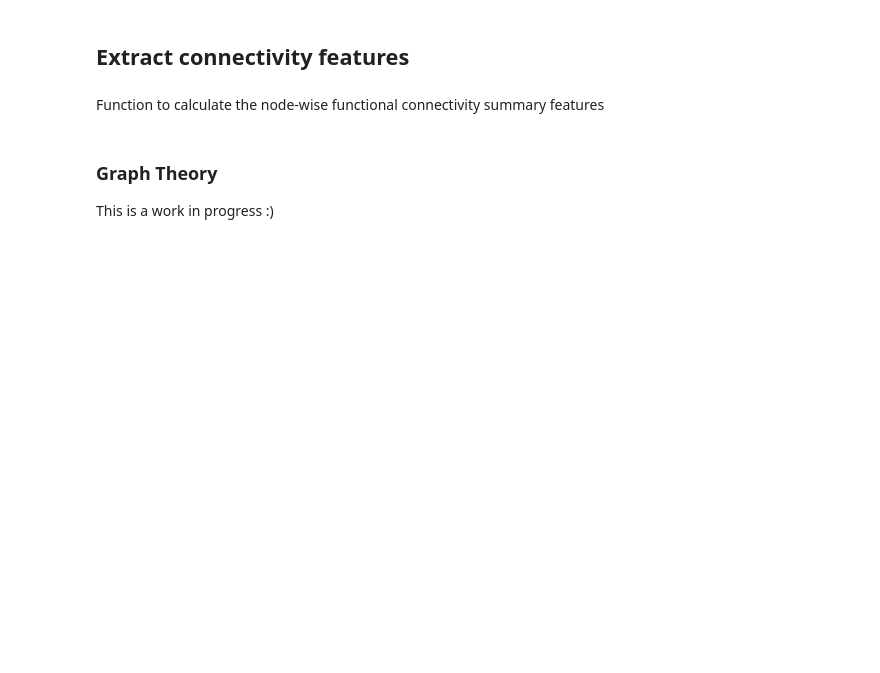
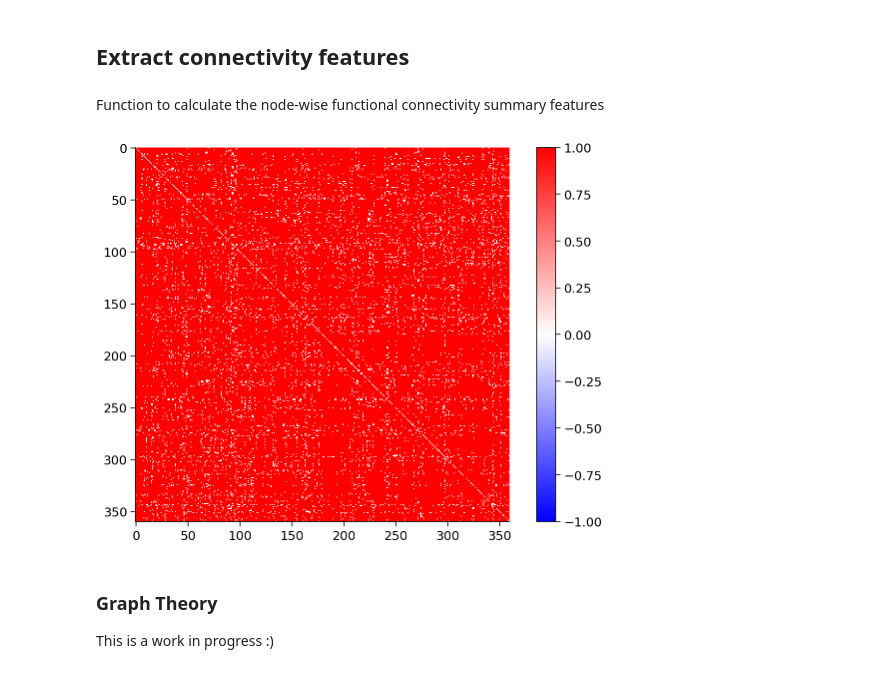
Before and after one commit to andrew-gerlach/small-world-hippos, a Jupyter notebook: load_chp.ipynb, the cells around one changed output. Saved outputs shown, nothing was run; the diff lists cells and outputs as text; code cells hidden in the pictures; blank space fills up the shorter version.

```diff
--- a/load_chp.ipynb
+++ b/load_chp.ipynb
@@ -44,7 +52,10 @@ from nilearn import plotting, datasets
 #@title Figure settings
 %matplotlib inline
 %config InlineBackend.figure_format = 'retina'
-plt.style.use("https://raw.githubusercontent.com/NeuromatchAcademy/course-content/master/nma.mplstyle")
+if GRAHAM:
+  plt.style.use(".localdata/nma.mplstyle")
+else:
+  plt.style.use("https://raw.githubusercontent.com/NeuromatchAcademy/course-content/master/nma.mplstyle")
 # %% [markdown]
 # Basic parameters
 # %%
@@ -134,10 +155,15 @@ region_info = dict(
     network=regions[1],
     myelin=regions[2].astype(np.float),)
 
-# Load github directory for access to Glasser atlas file
-!git clone https://github.com/andrew-gerlach/small-world-hippos.git
+if not GRAHAM:
+  # Load github directory for access to Glasser atlas file
+  !git clone https://github.com/andrew-gerlach/small-world-hippos.git
+  atlas_name = 'small-world-hippos/MMP_in_MNI_corr.nii'
+else:
+  atlas_name = 'MMP_in_MNI_corr.nii'
+
 # Load Glasser atlas
-glasser_atlas = nib.load('small-world-hippos/MMP_in_MNI_corr.nii')
+glasser_atlas = nib.load(atlas_name)
 img = glasser_atlas.get_fdata()
 # Renumber to be continuous from 1 to 360 (right is 1-180, left is 201-380 in original atlas)
 for i in range(201,381):
@@ -168,7 +197,7 @@ We also provide the [parcellation on the fsaverage5 surface](https://figshare.co
 
 def get_array_mod(arr):
   if cp:
-    return cp.get_array_mod(arr)
+    return cp.get_array_module(arr)
   else:
     return np
 # %%
@@ -662,0 +555,14 @@ print(rs_dlpfc_CO_all.shape)
+# %%
+#returns matrix correlations between seed and target with dimensions (subjects, seed_rois, target_rois)
+def extract_connectivities(seed_rois, target_rois, fc):
+  fc_summary = np.zeros((len(fc),len(seed_rois),len(target_rois)))
+  for i_seed in range(len(seed_rois)):
+    seed_idx = region_info["name"].index(seed_rois[i_seed])
+    for i_target in range(len(target_rois)):
+      target_idx = region_info["name"].index(target_rois[i_target])
+      if target_idx == seed_idx:
+        continue
+      for i_subj in range(len(fc)):
+        fc_summary[i_subj,i_seed,i_target] = fc_2bk[i_subj,seed_idx,target_idx]
+
+  return fc_summary
@@ -663,3 +753,18 @@ print(rs_dlpfc_CO_all.shape)
+# %%
+wm = load_wm_data(cp)["2bk"]
+reject = surrogate_threshold(wm[2], 500)
+
+fc_matrix = pd.DataFrame(reject)
+# if use_node_names:
+#   fc_matrix.columns = region_info["name"]
+#   fc_matrix.index = region_info["name"]
+#   fc_matrix = fc_matrix.sort_index(0).sort_index(0)
+
+plt.imshow(fc_matrix, interpolation="none", cmap="bwr", vmin=-1, vmax=1)
+plt.colorbar()
+plt.show()
+# %% [output]
+[figure, added]
 # %% [markdown]
 ### Graph Theory
 
```
Also changed, not shown: parts of 42 cells of this notebook.
